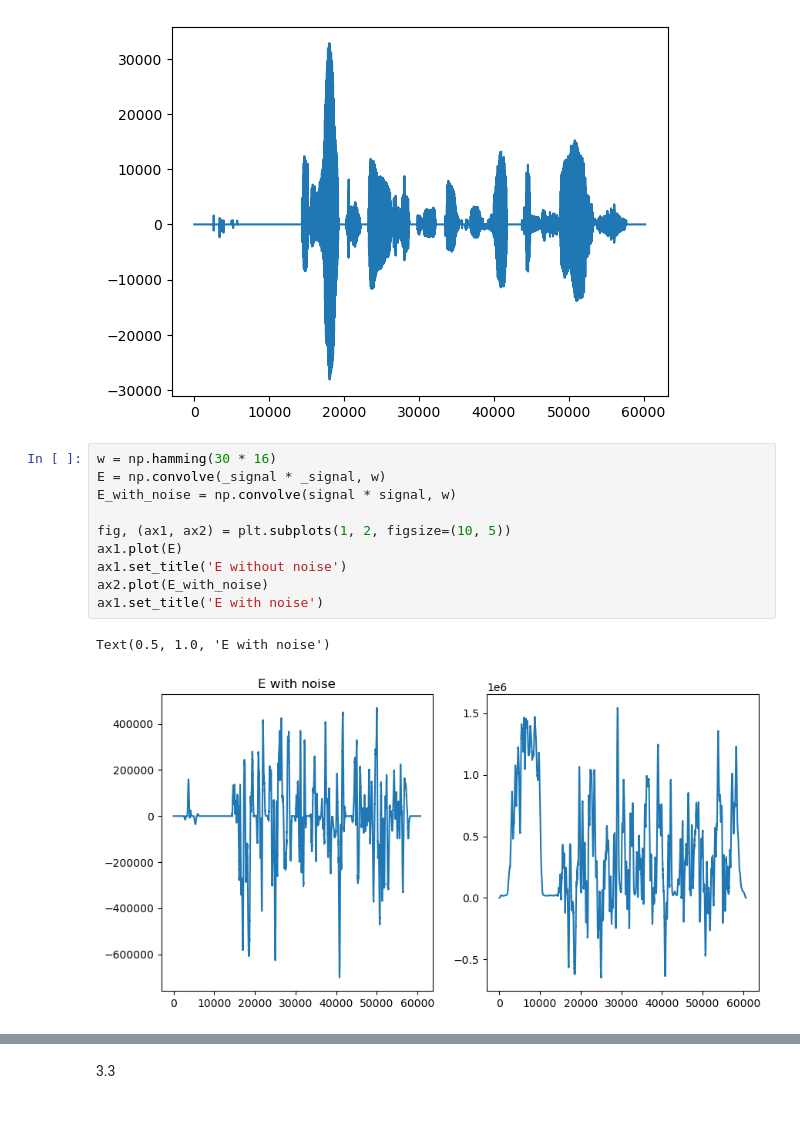
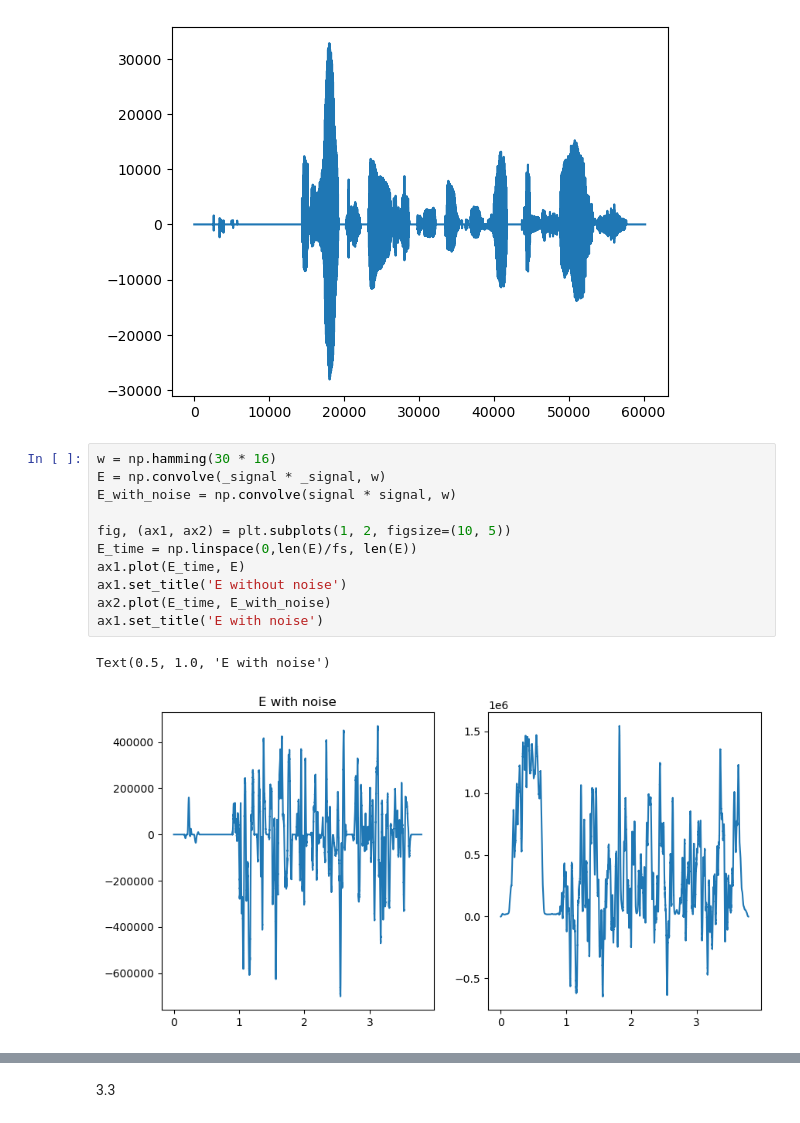
Before and after one commit to ElGreKost/DSP-Lab-Suite, a Jupyter notebook: Digital-Signal-Processing/dsp_project1/dsp_lab1_code.ipynb, the cells around one changed output, grey strips where cells are left out. Cells and saved outputs as stored; diff of their text form.

```diff
--- a/Digital-Signal-Processing/dsp_project1/dsp_lab1_code.ipynb
+++ b/Digital-Signal-Processing/dsp_project1/dsp_lab1_code.ipynb
@@ -452,16 +454,17 @@ plt.plot(_signal)
 # %%
 w = np.hamming(30 * 16)
 E = np.convolve(_signal * _signal, w)
 E_with_noise = np.convolve(signal * signal, w)
 
 fig, (ax1, ax2) = plt.subplots(1, 2, figsize=(10, 5))
-ax1.plot(E)
+E_time = np.linspace(0,len(E)/fs, len(E))
+ax1.plot(E_time, E)
 ax1.set_title('E without noise')
-ax2.plot(E_with_noise)
+ax2.plot(E_time, E_with_noise)
 ax1.set_title('E with noise')
 # %% [output]
 Text(0.5, 1.0, 'E with noise')
-[figure, old version]
+[figure, new version]
 # %%
 sign_changes = np.abs([np.sign(_signal[m]) - np.sign(_signal[m-1]) for m in range(len(_signal))])
 
```
Also changed, not shown: parts of 10 cells of this notebook, 1 other file.
